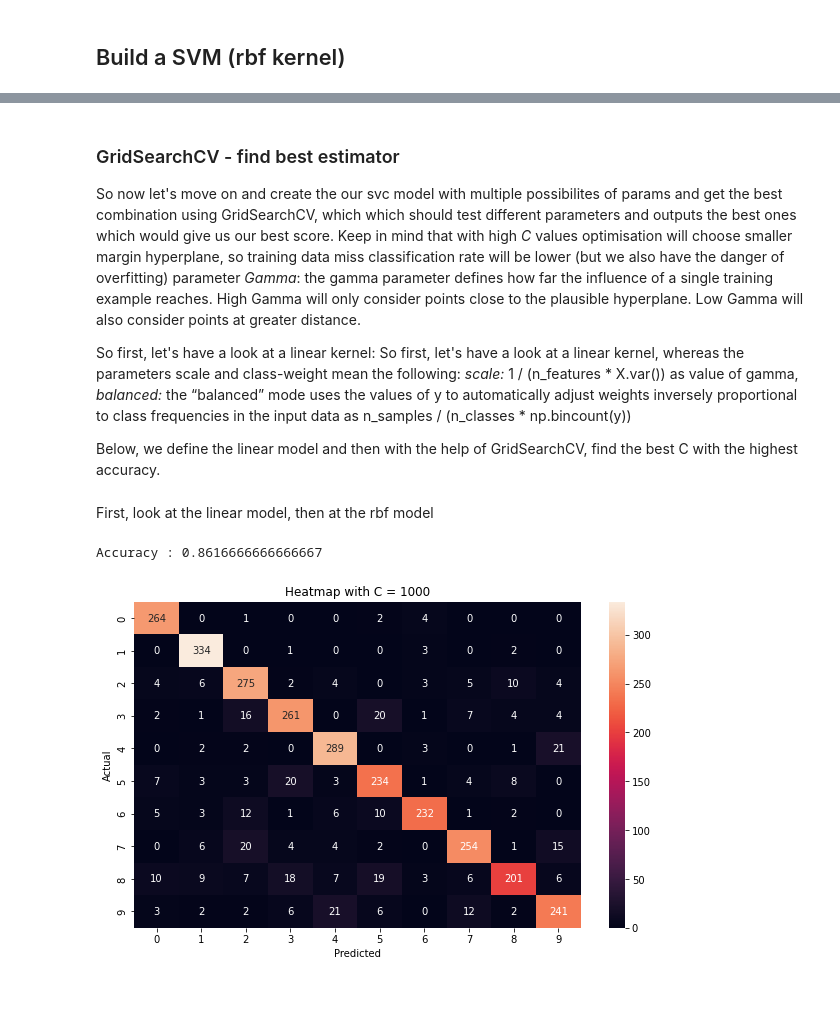
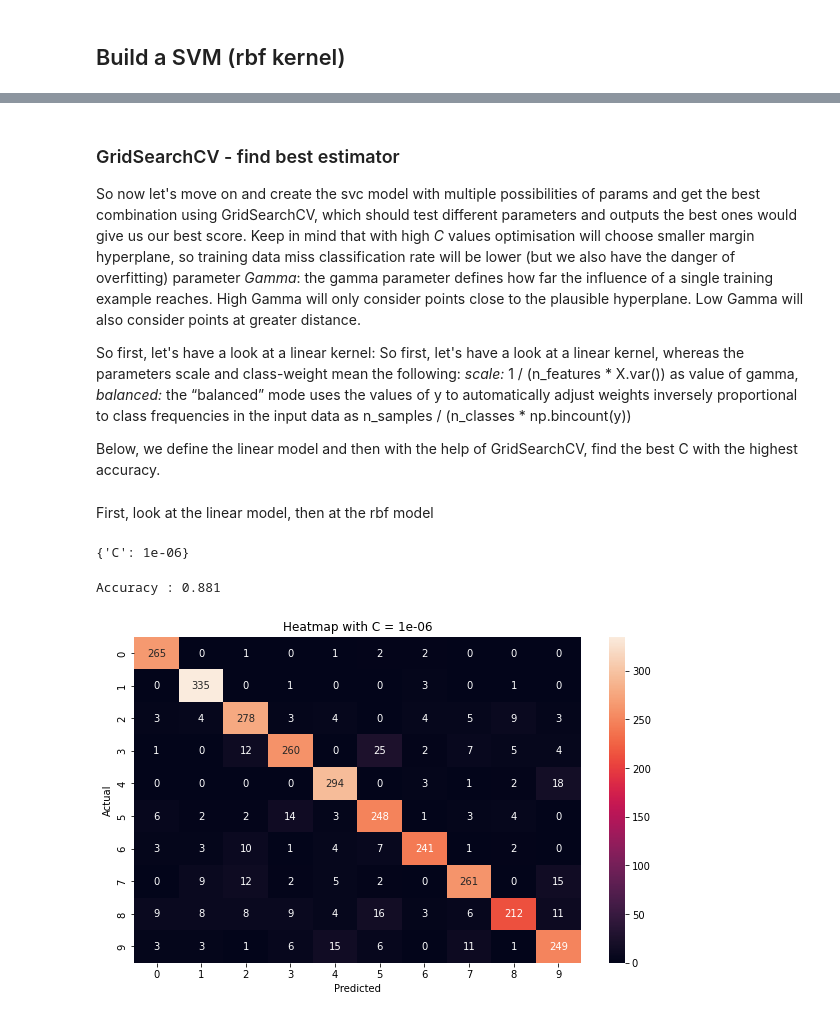
Before and after one commit to anninahelmy/PatternRecognition_FS22, a Jupyter notebook: a/2a.ipynb, the cells around one changed output, grey strips where cells are left out. Saved outputs shown, nothing was run; the diff lists cells and outputs as text; code cells hidden in the pictures.

```diff
--- a/a/2a.ipynb
+++ b/a/2a.ipynb
@@ -36,7 +32,7 @@ y = y_train[:3000]
 ## Build a SVM (linear kernel)
 To start, I would propose a linear kernel and some C values. Just to get a feeling, what values one can expect.
 # %%
-c = [0.001, 0.01, 0.1, 1, 10]
+c = [0.00000000001, 0.0000000001, 0.000000001, 0.00000001, 0.0000001, 0.000001, 0.00001, 0.0001, 0.001, 0.01, 0.1, 1, 10]
 for i in c:
     t100 = time.perf_counter()
     svc_linear = SVC(kernel="linear", C = i, cache_size = 4000) # SVC object
@@ -77,10 +81,10 @@ So instantiate a classifier with default hyperparameters:
 # %% [markdown]
 ## Build a SVM (rbf kernel)
 # %%
-c_rbf = [100.0, 1000.0, 1, 0.1]
-gamma = [0.001, 0.01, 0.1, 1, 'scale', 'auto']
-for i in c_rbf:
-    for j in gamma:
+c_rbf = [1000, 100, 10, 1, 0.1]
+gamma = [0.1, 1, 'scale', 'auto']
+for j in gamma:
+    for i in c_rbf:
         t100 = time.perf_counter()
         svc = SVC(C=i, gamma = j, kernel="rbf", cache_size = 4000)
         svc.fit(X, y)
@@ -121,7 +128,7 @@ create partitions: KFold provides train/test indices to split data in train/test
 partition = KFold(n_splits = 10, shuffle = True, random_state = 4)
 # %% [markdown]
 ### GridSearchCV - find best estimator
-So now let's move on and create the our svc model with multiple possibilites of params and get the best combination using GridSearchCV, which which should test different parameters and outputs the best ones which would give us our best score. Keep in mind that with high *C* values optimisation will choose smaller margin hyperplane, so training data miss classification rate will be lower (but we also have the danger of overfitting)
+So now let's move on and create the svc model with multiple possibilities of params and get the best combination using GridSearchCV, which should test different parameters and outputs the best ones would give us our best score. Keep in mind that with high *C* values optimisation will choose smaller margin hyperplane, so training data miss classification rate will be lower (but we also have the danger of overfitting)
 parameter *Gamma*: the gamma parameter defines how far the influence of a single training example reaches. High Gamma will only consider points close to the plausible hyperplane. Low Gamma will also consider points at greater distance.
 
 So first, let's have a look at a linear kernel: So first, let's have a look at a linear kernel, whereas the parameters scale and class-weight mean the following:
@@ -132,7 +139,7 @@ Below, we define the linear model and then with the help of GridSearchCV, find t
 # %% [markdown]
 First, look at the linear model, then at the rbf model
 # %%
-parameters = {'C':[0.001, 0.01, 0.1, 1, 10]
+parameters = {'C':[0.00000001, 0.0000001, 0.000001, 0.00001, 0.0001]
             }
 
 model = SVC(kernel="linear", class_weight='balanced', cache_size = 1000)
@@ -140,7 +147,7 @@ grid = GridSearchCV(estimator = model, param_grid = parameters,
                         cv=partition, n_jobs = -1, return_train_score =True
                           )
 
-
 grid.fit(X, y)
-grid.best_params_
-scores = pd.DataFrame.from_dict(grid.cv_results_)
+print('Best parameter: ' + str(grid.best_params_))
+# %% [output]
+{'C': 1e-06}
@@ -149,20 +154,19 @@ scores['accuracy']
 # %%
-C = 0.001
-
-grid = SVC(kernel = "linear", C=C, cache_size=4000)
-grid.fit(X, y)
-y_prediction = grid.predict(X_test)
+C = grid.cv_results_['params'][grid.best_index_].get('C')
+lin_svc = SVC(kernel = "linear", C=C, cache_size=4000)
+lin_svc.fit(X, y)
+y_prediction = lin_svc.predict(X_test)
 print('Accuracy :',accuracy_score(y_test,y_prediction))
 confusion_map = confusion_matrix(y_true=y_test, y_pred=y_prediction)
 plt.subplots(figsize=(10, 6))
 sb.heatmap(confusion_map, annot = True, fmt = 'g')
 plt.xlabel("Predicted")
 plt.ylabel("Actual")
-plt.title("Heatmap with C = 1000")
+plt.title("Heatmap with C = " + str(C))
 plt.show()
 # %% [output]
-Accuracy : 0.8616666666666667
+Accuracy : 0.881
-[figure, old version]
+[figure, new version]
 # %%
 parameters = {'C':[0.001, 0.01, 0.1, 1, 10], 'gamma':[0.001, 0.01, 0.1, 1, 'scale', 'auto']
             }
```
Also changed, not shown: parts of 9 cells of this notebook, 2 other files.
